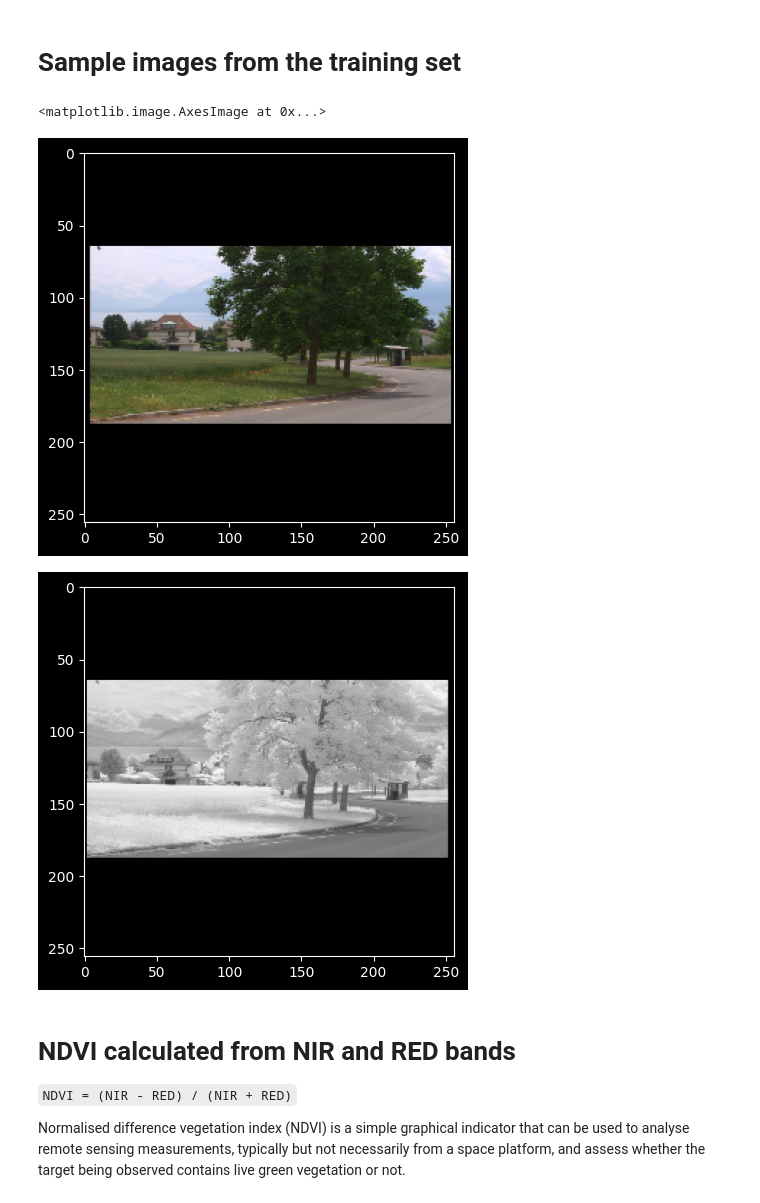
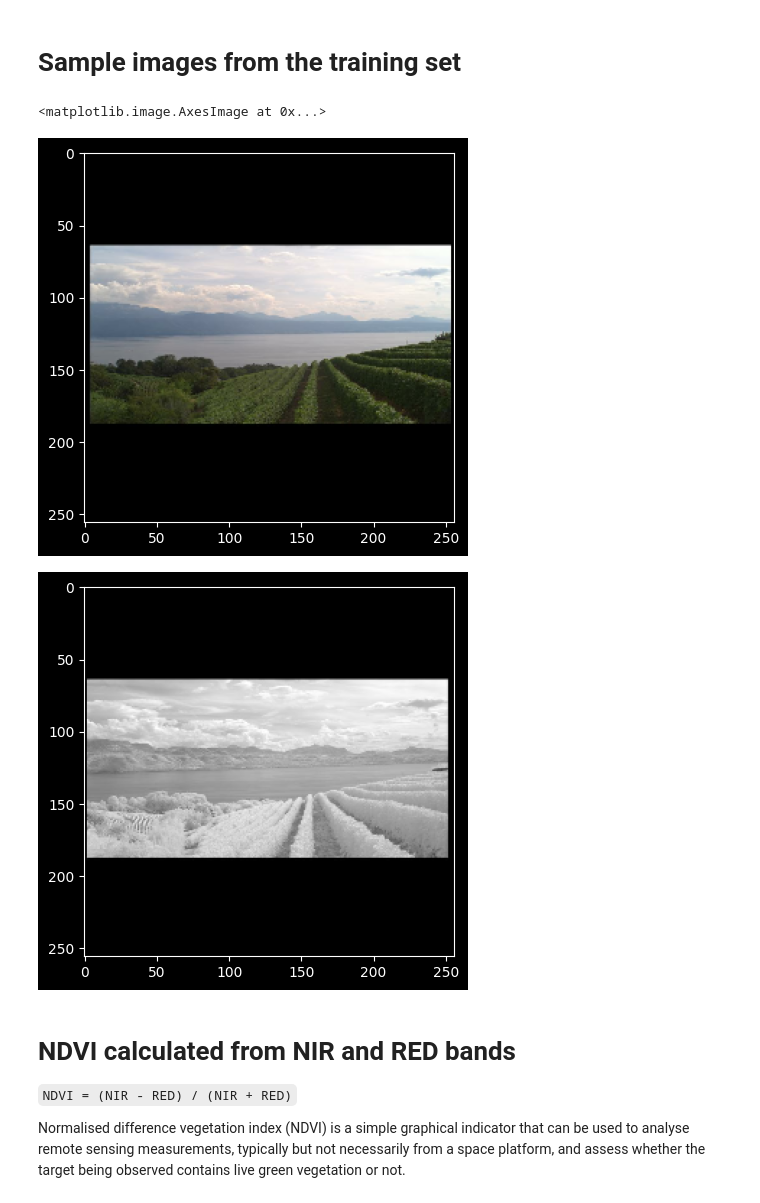
Before and after one commit to ULAS-HiPR/AI-utils, a Jupyter notebook: notebooks/nd_parser.ipynb, the cells around one changed output. Saved outputs shown, nothing was run; the diff lists cells and outputs as text; code cells hidden in the pictures.

```diff
--- a/notebooks/nd_parser.ipynb
+++ b/notebooks/nd_parser.ipynb
@@ -15,6 +12,6 @@ To enable the following instructions: AVX2 FMA, in other operations, rebuild Ten
 # %%
 dataset_path = pathlib.Path("/Users/adambyrne/Datasets/nirscene0x/train")
-image_data = tf.io.read_file(str(dataset_path / "country_0000.jpg"))
+image_data = tf.io.read_file(str(dataset_path / "country_0017.jpg"))
 image = tf.io.decode_jpeg(image_data)
 # %%
 def load(image_file):
@@ -36,15 +33,15 @@ def load(image_file):
 # %% [markdown]
 # Sample images from the training set
 # %%
-inp, re = load(str(dataset_path / "country_0000.jpg"))
+inp, re = load(str(dataset_path / "country_0017.jpg"))
 plt.figure()
 plt.imshow(inp / 255.0)
 plt.figure()
 plt.imshow(re / 255.0)
 # %% [output]
 <matplotlib.image.AxesImage at 0x...>
-[figure, old version]
+[figure, new version]
-[figure, old version]
+[figure, new version]
 # %% [markdown]
 # NDVI calculated from NIR and RED bands
 `NDVI = (NIR - RED) / (NIR + RED)`
```
Also changed, not shown: parts of 7 cells of this notebook.
